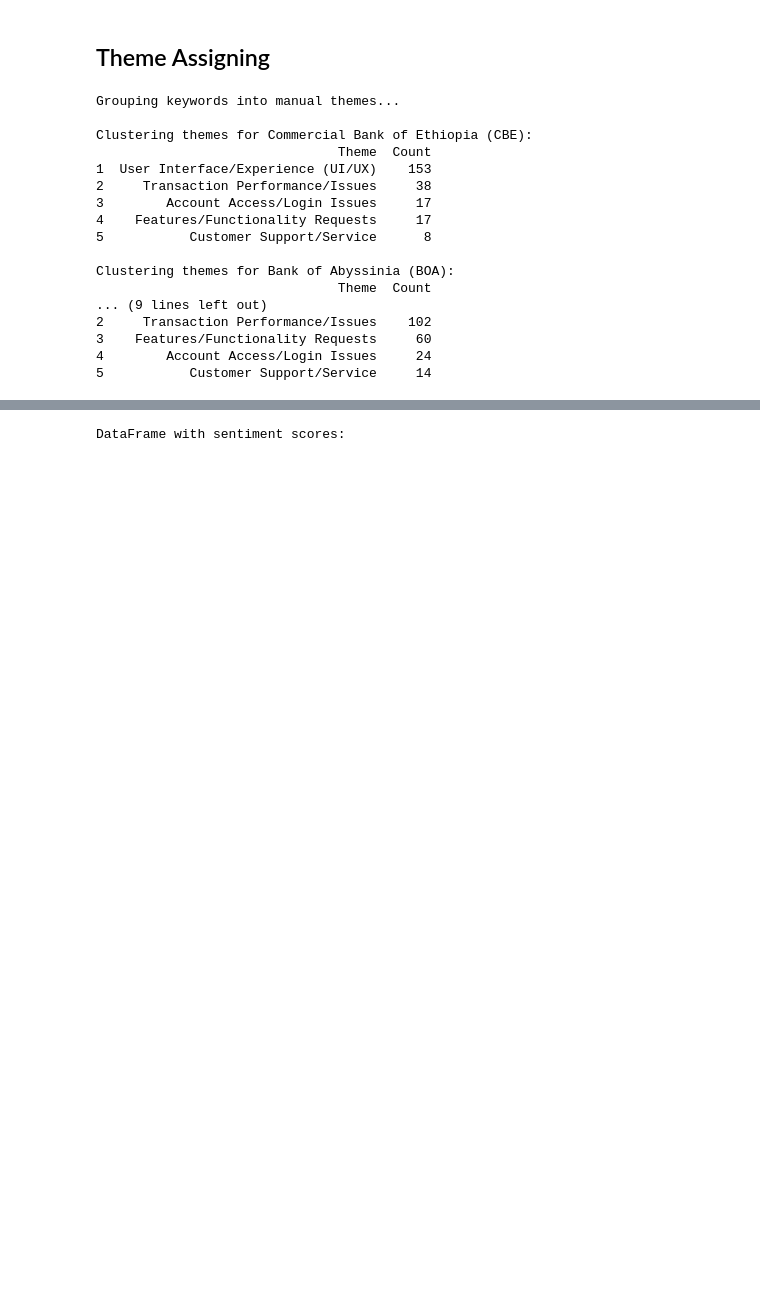
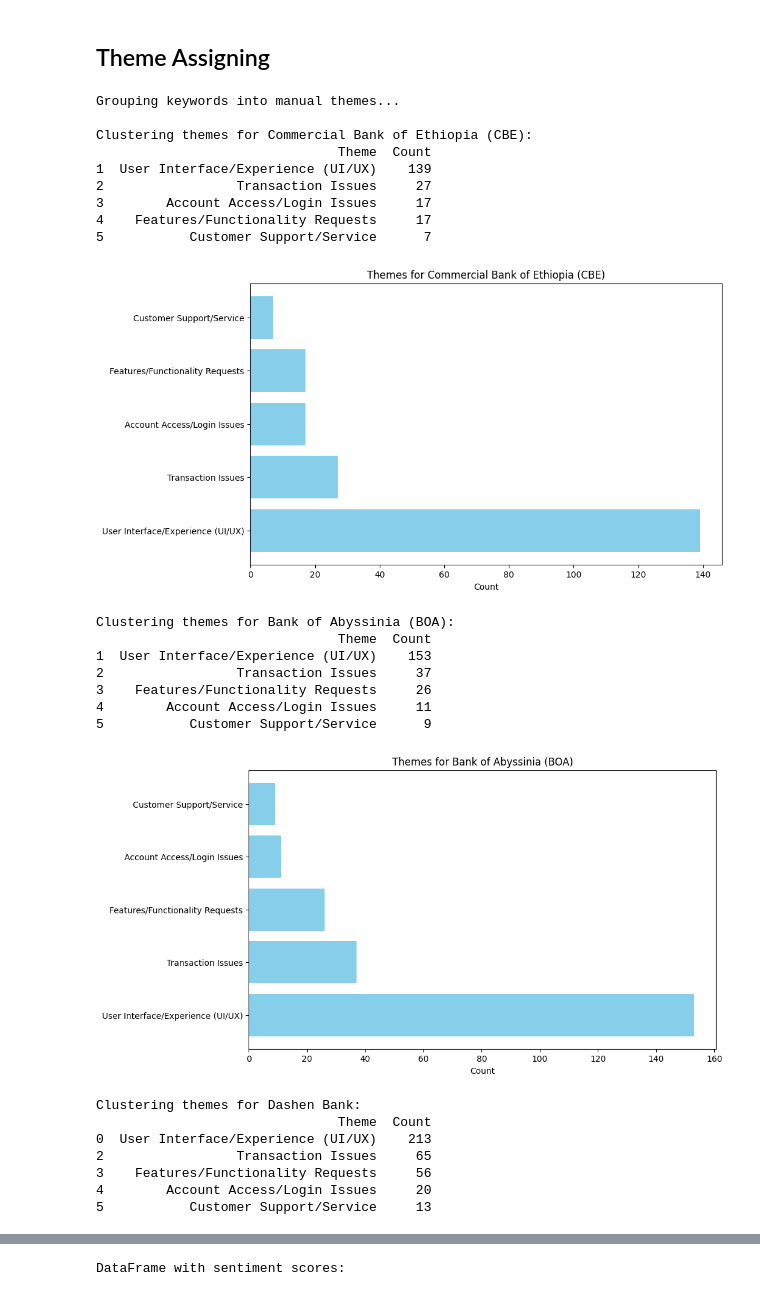
Before and after one commit to Martha3001/customer-experience-analytics-week2, a Jupyter notebook: notebooks/thematic.ipynb, the cells around one changed output, grey strips where cells are left out. Drawn from its saved outputs; the diff is of its cells as text; code cells hidden in the pictures; blank space fills up the shorter version.

```diff
--- a/notebooks/thematic.ipynb
+++ b/notebooks/thematic.ipynb
@@ -90,41 +154,56 @@ print("\nGrouping keywords into manual themes...")
 # Apply theme assignment
 processed_df['identified_theme(s)'] = processed_df['cleaned_review'].apply(thematicAnalysis.assign_themes)
 
 # Cluster into 3–5 themes per bank
 for bank in processed_df['bank'].unique():
     print(f"\nClustering themes for {bank}:")
     bank_reviews = processed_df[processed_df['bank'] == bank]
 
     bank_reviews = bank_reviews.copy()
 
     bank_reviews['identified_theme(s)'] = bank_reviews['identified_theme(s)'].apply(
         lambda x: x if isinstance(x, list) else [x]
     )
 
     # Explode the lists into separate rows
     exploded = bank_reviews.explode('identified_theme(s)')
 
     # Count each theme
     theme_counts = exploded['identified_theme(s)'].value_counts().reset_index()
     theme_counts.columns = ['Theme', 'Count']
     # Remove General themes
     theme_counts = theme_counts[~theme_counts['Theme'].str.contains('General', case=False)]
     print(theme_counts)
+
+    # plotting the themes
+    plt.figure(figsize=(10, 6))
+    plt.barh(theme_counts['Theme'], theme_counts['Count'], color='skyblue')
+    plt.xlabel('Count')
+    plt.title(f'Themes for {bank}')
+    plt.show()
 # %% [output]
 Grouping keywords into manual themes...
 
 Clustering themes for Commercial Bank of Ethiopia (CBE):
                                Theme  Count
-1  User Interface/Experience (UI/UX)    153
-2     Transaction Performance/Issues     38
+1  User Interface/Experience (UI/UX)    139
+2                 Transaction Issues     27
 3        Account Access/Login Issues     17
 4    Features/Functionality Requests     17
-5           Customer Support/Service      8
-
-Clustering themes for Bank of Abyssinia (BOA):
-                               Theme  Count
-... (9 lines left out)
-2     Transaction Performance/Issues    102
-3    Features/Functionality Requests     60
-4        Account Access/Login Issues     24
-5           Customer Support/Service     14
+5           Customer Support/Service      7
+[figure, added]
+Clustering themes for Bank of Abyssinia (BOA):
+                               Theme  Count
+1  User Interface/Experience (UI/UX)    153
+2                 Transaction Issues     37
+3    Features/Functionality Requests     26
+4        Account Access/Login Issues     11
+5           Customer Support/Service      9
+[figure, added]
+Clustering themes for Dashen Bank:
+                               Theme  Count
+0  User Interface/Experience (UI/UX)    213
+2                 Transaction Issues     65
+3    Features/Functionality Requests     56
+4        Account Access/Login Issues     20
+5           Customer Support/Service     13
```
Also changed, not shown: parts of 6 cells of this notebook, 3 other files.
